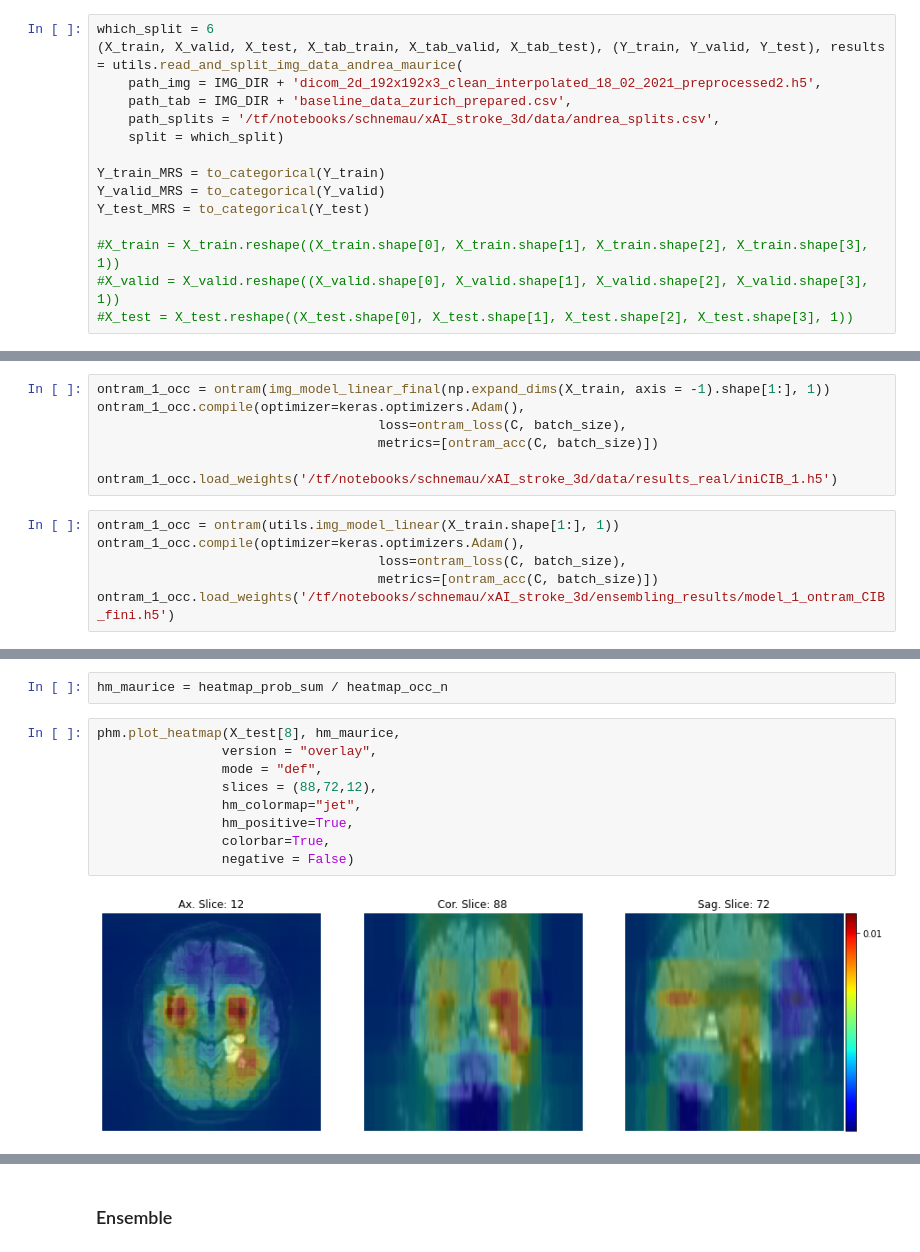
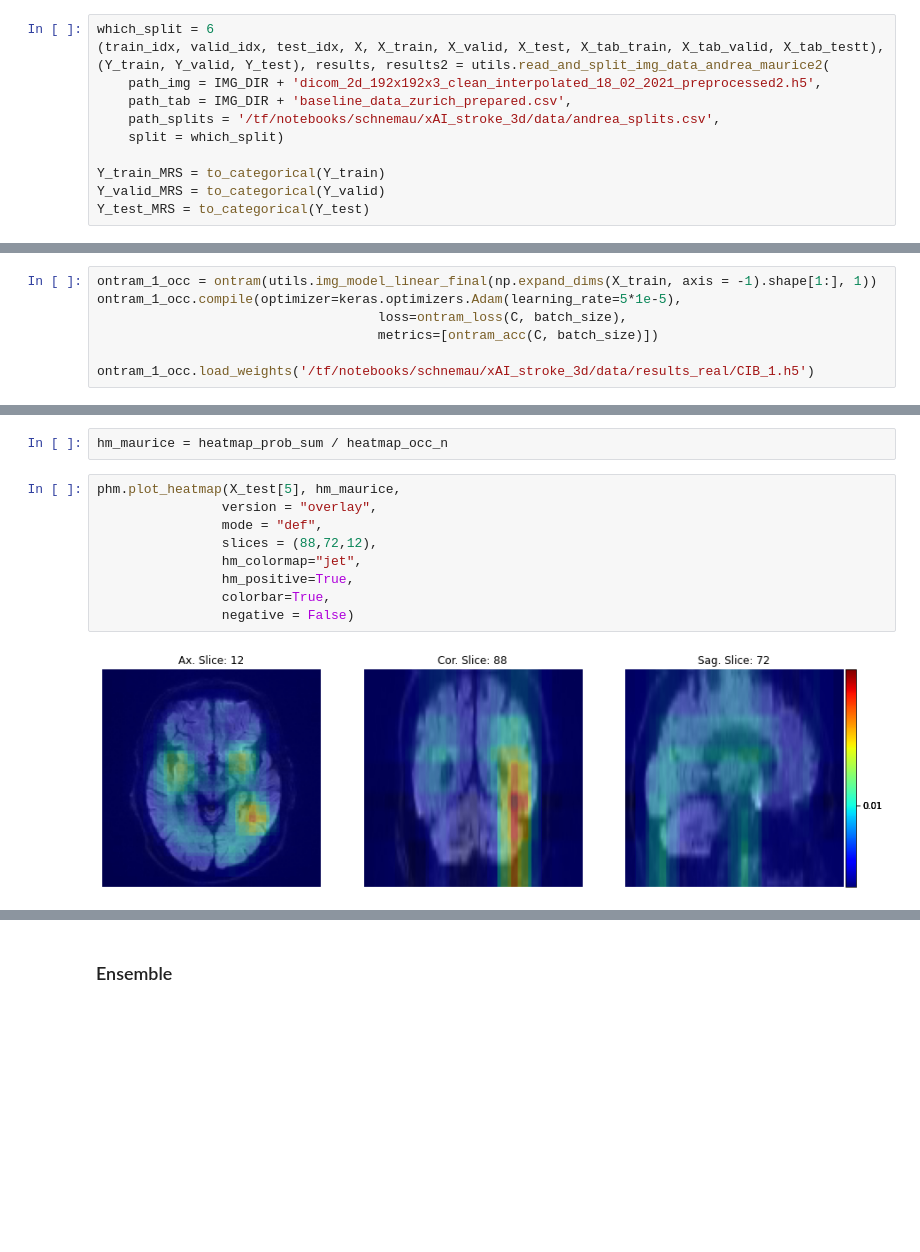
Before and after one commit to NorDar/explainable_AI, a Jupyter notebook: Paper_3_occ.ipynb, the cells around one changed output, grey strips where cells are left out. Cells and saved outputs as stored; diff of their text form; blank space fills up the shorter version.

```diff
--- a/Paper_3_occ.ipynb
+++ b/Paper_3_occ.ipynb
@@ -54,7 +54,7 @@ tf.config.list_physical_devices()
  PhysicalDevice(name='/physical_device:GPU:0', device_type='GPU')]
 # %%
 which_split = 6
-(X_train, X_valid, X_test, X_tab_train, X_tab_valid, X_tab_test), (Y_train, Y_valid, Y_test), results = utils.read_and_split_img_data_andrea_maurice(
+(train_idx, valid_idx, test_idx, X, X_train, X_valid, X_test, X_tab_train, X_tab_valid, X_tab_testt), (Y_train, Y_valid, Y_test), results, results2 = utils.read_and_split_img_data_andrea_maurice2(
     path_img = IMG_DIR + 'dicom_2d_192x192x3_clean_interpolated_18_02_2021_preprocessed2.h5',
     path_tab = IMG_DIR + 'baseline_data_zurich_prepared.csv',
     path_splits = '/tf/notebooks/schnemau/xAI_stroke_3d/data/andrea_splits.csv',
@@ -63,10 +63,6 @@ which_split = 6
 Y_train_MRS = to_categorical(Y_train)
 Y_valid_MRS = to_categorical(Y_valid)
 Y_test_MRS = to_categorical(Y_test)
-
-#X_train = X_train.reshape((X_train.shape[0], X_train.shape[1], X_train.shape[2], X_train.shape[3], 1))
-#X_valid = X_valid.reshape((X_valid.shape[0], X_valid.shape[1], X_valid.shape[2], X_valid.shape[3], 1))
-#X_test = X_test.reshape((X_test.shape[0], X_test.shape[1], X_test.shape[2], X_test.shape[3], 1))
 # %% [markdown]
 # Ontram
 # %%
@@ -111,13 +78,7 @@ def img_model_linear_final(input_shape, output_shape, activation = "linear"):
 # %%
-ontram_1_occ = ontram(img_model_linear_final(np.expand_dims(X_train, axis = -1).shape[1:], 1))
-ontram_1_occ.compile(optimizer=keras.optimizers.Adam(),
+ontram_1_occ = ontram(utils.img_model_linear_final(np.expand_dims(X_train, axis = -1).shape[1:], 1))
+ontram_1_occ.compile(optimizer=keras.optimizers.Adam(learning_rate=5*1e-5),
                                     loss=ontram_loss(C, batch_size),
                                     metrics=[ontram_acc(C, batch_size)])
 
-ontram_1_occ.load_weights('/tf/notebooks/schnemau/xAI_stroke_3d/data/results_real/iniCIB_1.h5')
+ontram_1_occ.load_weights('/tf/notebooks/schnemau/xAI_stroke_3d/data/results_real/CIB_1.h5')
-# %%
-ontram_1_occ = ontram(utils.img_model_linear(X_train.shape[1:], 1))
-ontram_1_occ.compile(optimizer=keras.optimizers.Adam(),
-                                    loss=ontram_loss(C, batch_size),
-                                    metrics=[ontram_acc(C, batch_size)])
-ontram_1_occ.load_weights('/tf/notebooks/schnemau/xAI_stroke_3d/ensembling_results/model_1_ontram_CIB_fini.h5')
@@ -168,16 +144,16 @@ for i in range(len(X_occ)):
 # %%
 hm_maurice = heatmap_prob_sum / heatmap_occ_n
 # %%
-phm.plot_heatmap(X_test[8], hm_maurice,
+phm.plot_heatmap(X_test[5], hm_maurice,
                 version = "overlay",
                 mode = "def",
                 slices = (88,72,12),
                 hm_colormap="jet",
                 hm_positive=True,
                 colorbar=True,
                 negative = False)
 # %% [output]
-[figure, old version]
+[figure, new version]
 # %%
 phm.plot_heatmap(np.squeeze(X_test[8], axis=-1), hm_maurice,
                 version = "overlay",
```
Also changed, not shown: parts of 17 cells of this notebook, 11 other files.
